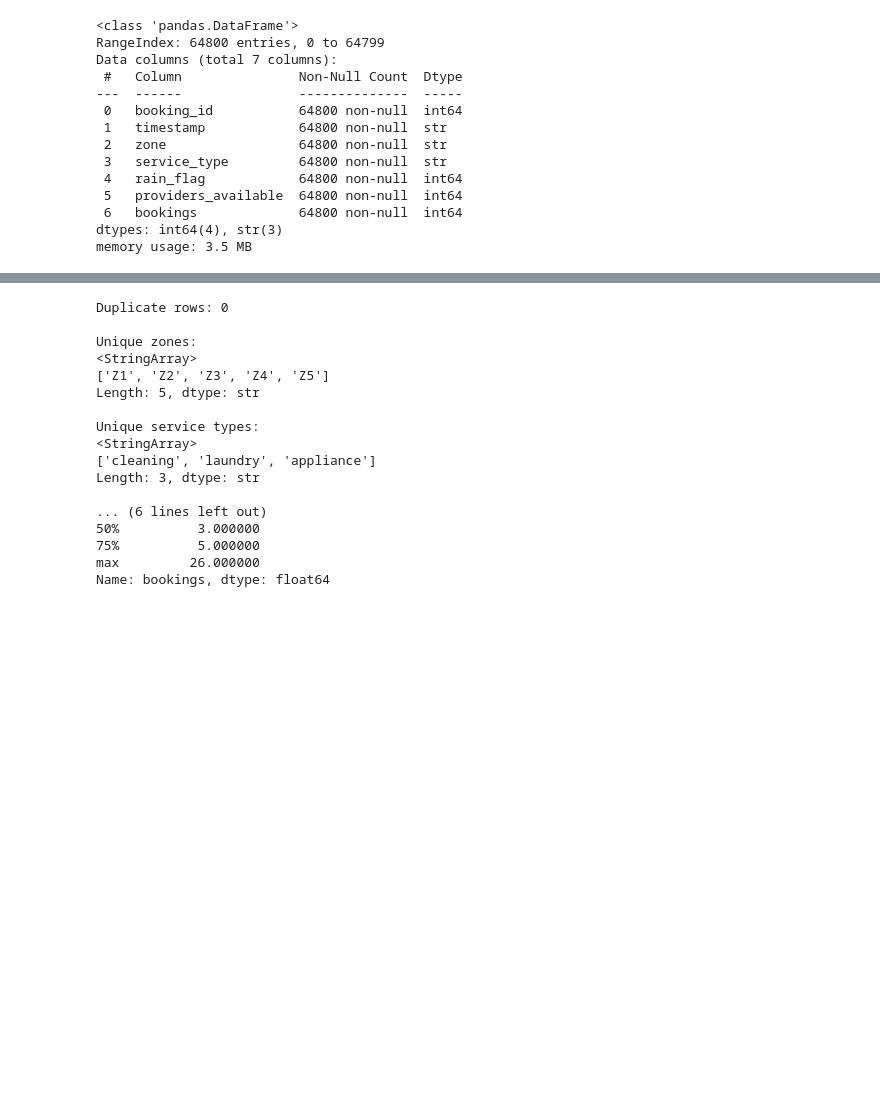
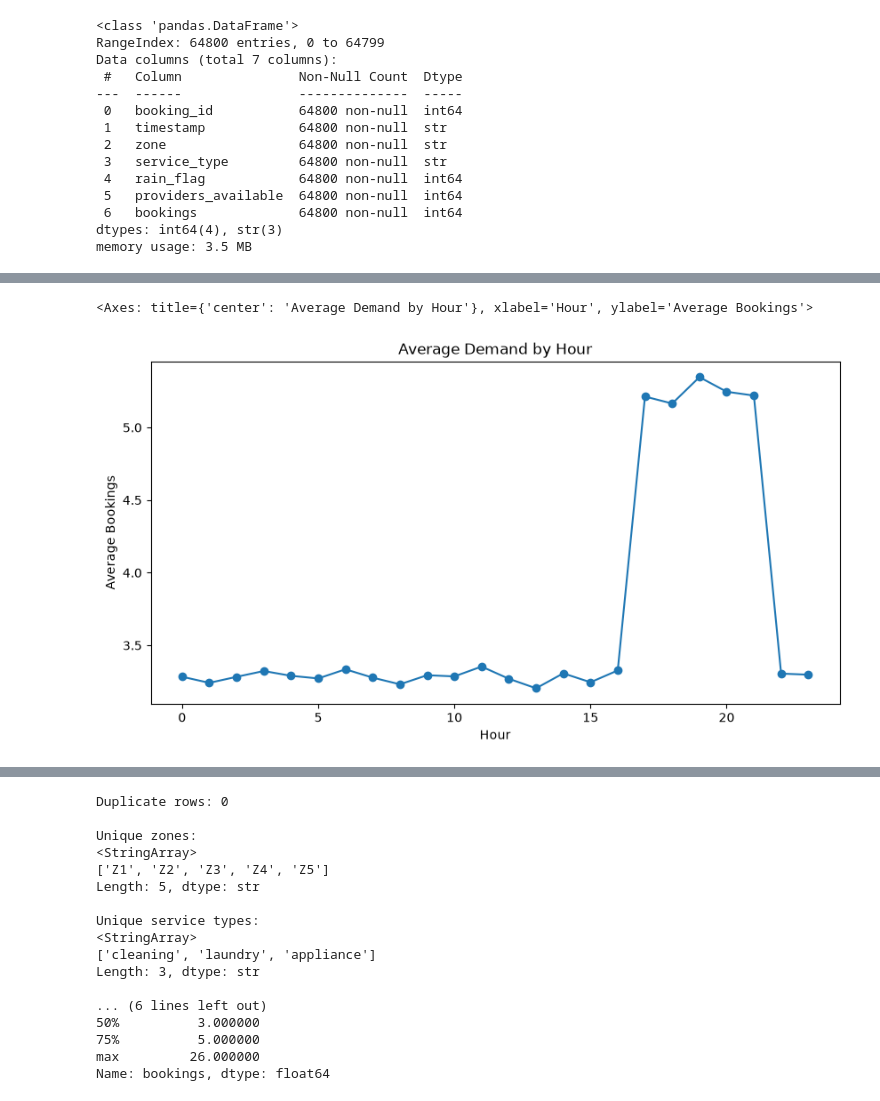
Before and after one commit to iabhishek765/snabbit_demand_predictor, a Jupyter notebook: notebooks/eda_and_modeling.ipynb, the cells around one changed output, grey strips where cells are left out. Drawn from its saved outputs; the diff is of its cells as text; code cells hidden in the pictures; blank space fills up the shorter version.

```diff
--- a/notebooks/eda_and_modeling.ipynb
+++ b/notebooks/eda_and_modeling.ipynb
@@ -49,0 +100,9 @@ memory usage: 3.5 MB
+# %%
+# Average demand by hour
+
+hourly_demand = (
+    df.groupby(df["timestamp"].dt.hour)["bookings"]
+      .mean()
+)
+
+print(hourly_demand)
@@ -49,0 +127,14 @@ memory usage: 3.5 MB
+# %%
+# Plot average demand by hour
+
+hourly_demand.plot(
+    kind="line",
+    marker="o",
+    figsize=(10, 5),
+    title="Average Demand by Hour",
+    xlabel="Hour",
+    ylabel="Average Bookings"
+)
+# %% [output]
+<Axes: title={'center': 'Average Demand by Hour'}, xlabel='Hour', ylabel='Average Bookings'>
+[figure, added]
```
Also changed, not shown: parts of 18 cells of this notebook.
